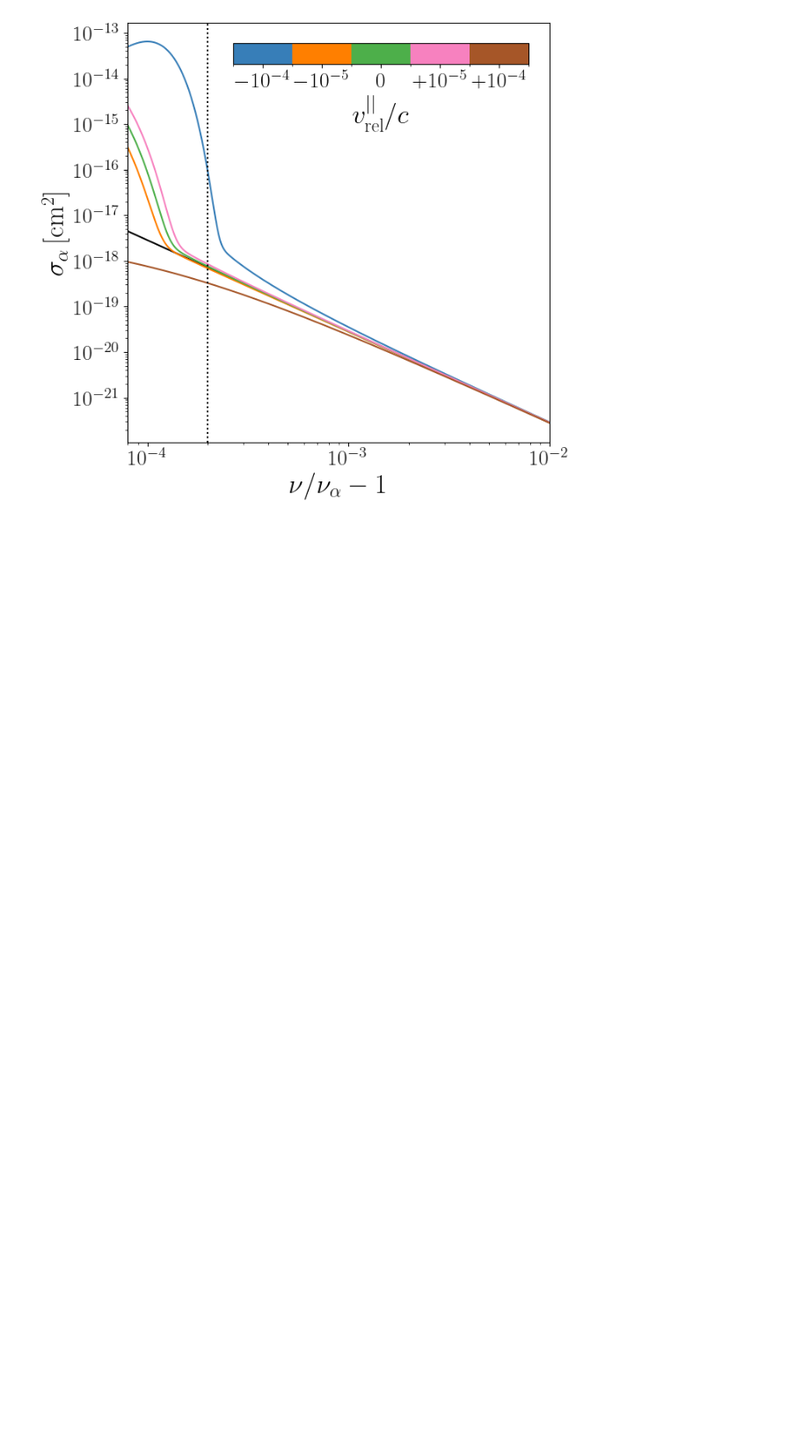
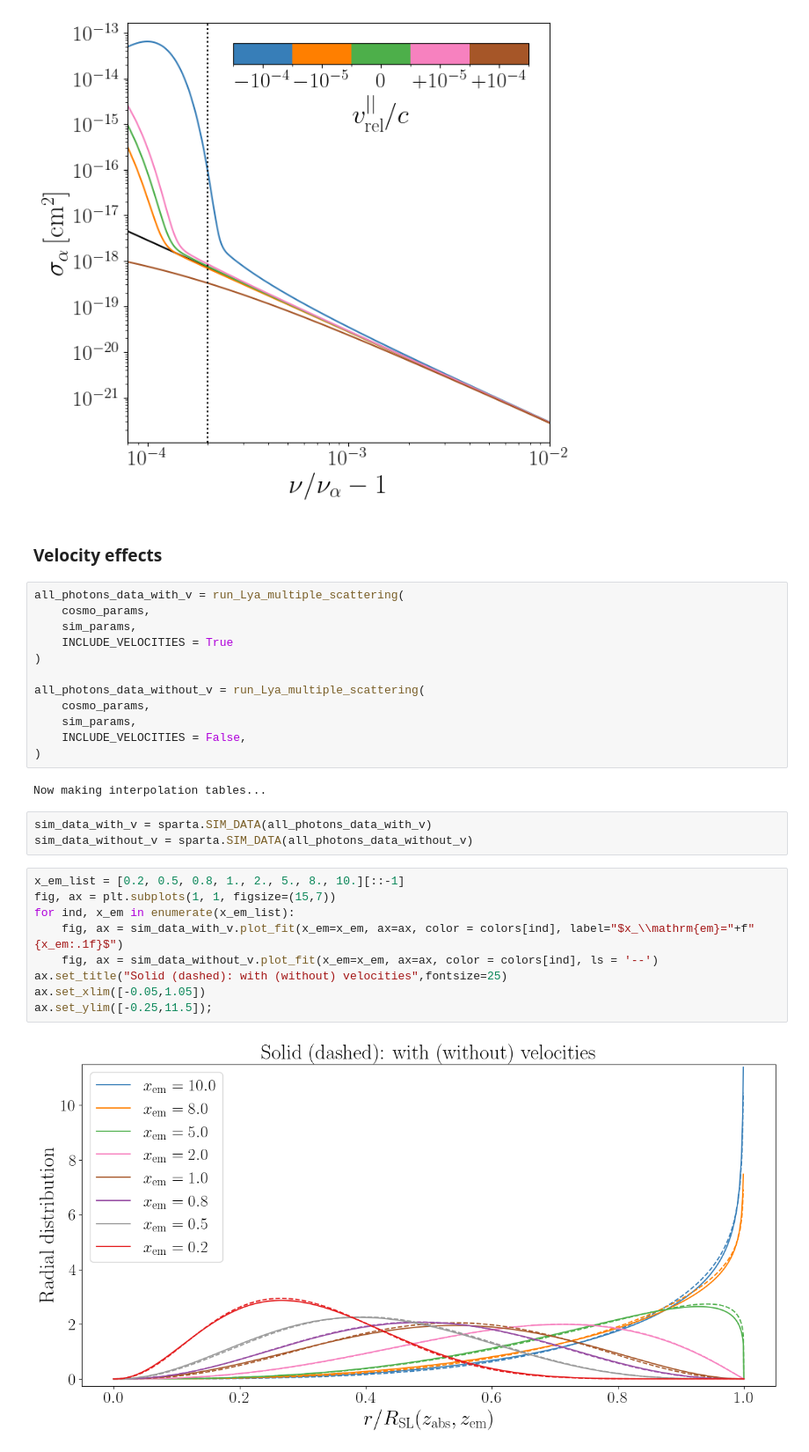
Before and after one commit to jordanflitter/SPaRTA, a Jupyter notebook: Tutorial.ipynb, the cells around one changed output. Shown at 88% size. Saved outputs shown, nothing was run; the diff lists cells and outputs as text; blank space fills up the shorter version.

```diff
--- a/Tutorial.ipynb
+++ b/Tutorial.ipynb
@@ -144,3 +144,33 @@ cbar.ax.set_xticklabels(['$-10^{-4}$','$-10^{-5}$','$0$','$+10^{-5}$','$+10^{-4}
 cbar.ax.set_xlabel("$v_\\mathrm{rel}^{||}/c$",fontsize=25);
 # %% [output]
 [figure]
+# %% [markdown]
+### Velocity effects
+# %%
+all_photons_data_with_v = run_Lya_multiple_scattering(
+    cosmo_params,
+    sim_params,
+    INCLUDE_VELOCITIES = True
+)
+
+all_photons_data_without_v = run_Lya_multiple_scattering(
+    cosmo_params,
+    sim_params,
+    INCLUDE_VELOCITIES = False,
+)
+# %% [output]
+Now making interpolation tables...
+# %%
+sim_data_with_v = sparta.SIM_DATA(all_photons_data_with_v)
+sim_data_without_v = sparta.SIM_DATA(all_photons_data_without_v)
+# %%
+x_em_list = [0.2, 0.5, 0.8, 1., 2., 5., 8., 10.][::-1]
+fig, ax = plt.subplots(1, 1, figsize=(15,7))
+for ind, x_em in enumerate(x_em_list):
+    fig, ax = sim_data_with_v.plot_fit(x_em=x_em, ax=ax, color = colors[ind], label="$x_\\mathrm{em}="+f"{x_em:.1f}$")
+    fig, ax = sim_data_without_v.plot_fit(x_em=x_em, ax=ax, color = colors[ind], ls = '--')
+ax.set_title("Solid (dashed): with (without) velocities",fontsize=25)
+ax.set_xlim([-0.05,1.05])
+ax.set_ylim([-0.25,11.5]);
+# %% [output]
+[figure, added]
```
Also changed, not shown: parts of 1 cell of this notebook, 2 other files.
